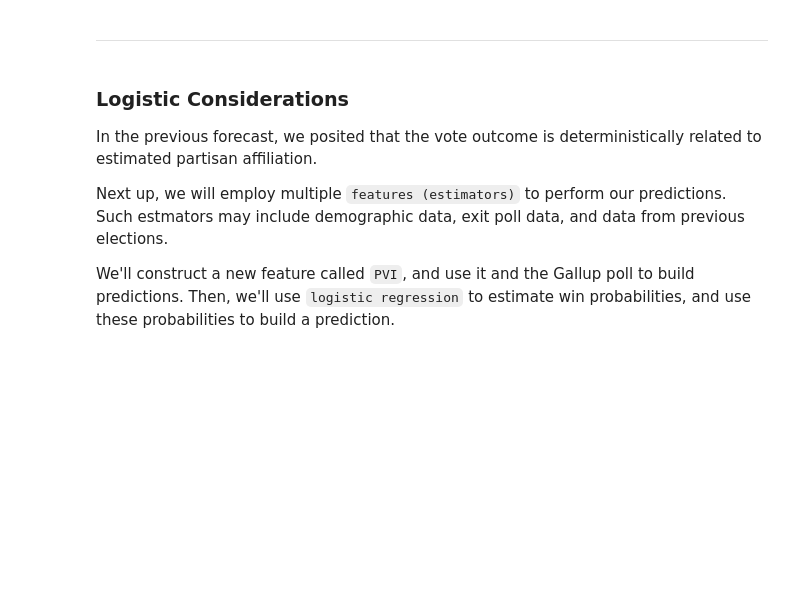
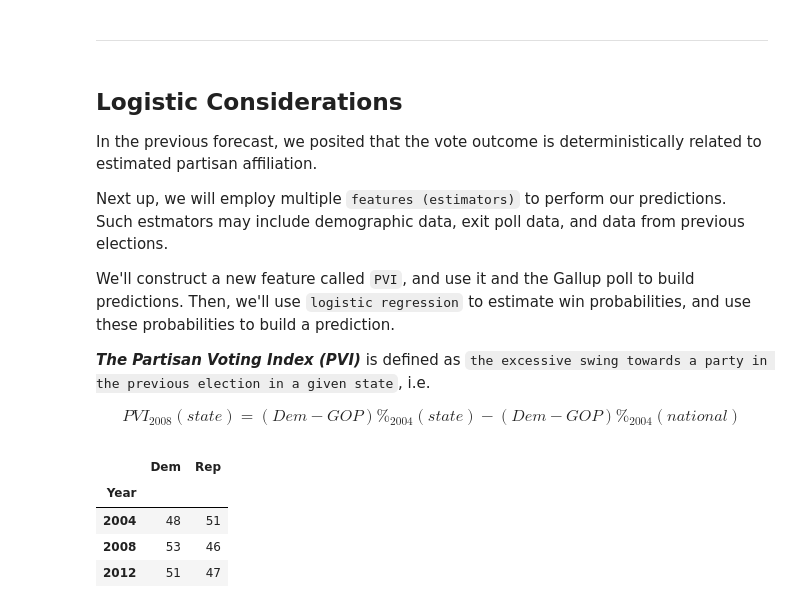
Before and after one commit to joaoDragado/dSc_roadmap, a Jupyter notebook: projects/SimulatingSilver/HW2_user.ipynb, the cells around one changed output. Cells and saved outputs as stored; diff of their text form; code cells hidden in the pictures; blank space fills up the shorter version.

```diff
--- a/projects/SimulatingSilver/HW2_user.ipynb
+++ b/projects/SimulatingSilver/HW2_user.ipynb
@@ -587,7 +434,7 @@ Given that calibrating the model `to counteract this bias would rely on unrealis
 # %% [markdown]
 ---
 # %% [markdown]
-### Logistic Considerations
+## Logistic Considerations
 
 In the previous forecast, we posited that the vote outcome is deterministically related to estimated partisan affiliation.
 
@@ -595,3 +442,18 @@ Next up, we will employ  multiple `features (estimators)` to perform our predict
 
 We'll construct a new feature called `PVI`, and use it and the Gallup poll to build predictions.
 Then, we'll use `logistic regression` to estimate win probabilities, and use these probabilities to build a prediction.
+
+***The Partisan Voting Index (PVI)*** is defined as `the excessive swing towards a party in the previous election in a given state`, i.e.
+
+$$ PVI_{2008} (state) = (Dem-GOP)\%_{2004} (state) - (Dem-GOP)\%_{2004} (national) $$
+# %%
+#  load the national % results for both parties in the last 3 elections
+national_results=pd.read_csv("../data/hw2_data/nat.csv")
+national_results.set_index('Year',inplace=True)
+national_results.head()
+# %% [output]
+|  | Dem | Rep |
+| Year |  |  |
+| 2004 | 48 | 51 |
+| 2008 | 53 | 46 |
+| 2012 | 51 | 47 |
```
Also changed, not shown: parts of 10 cells of this notebook, 1 other file.
